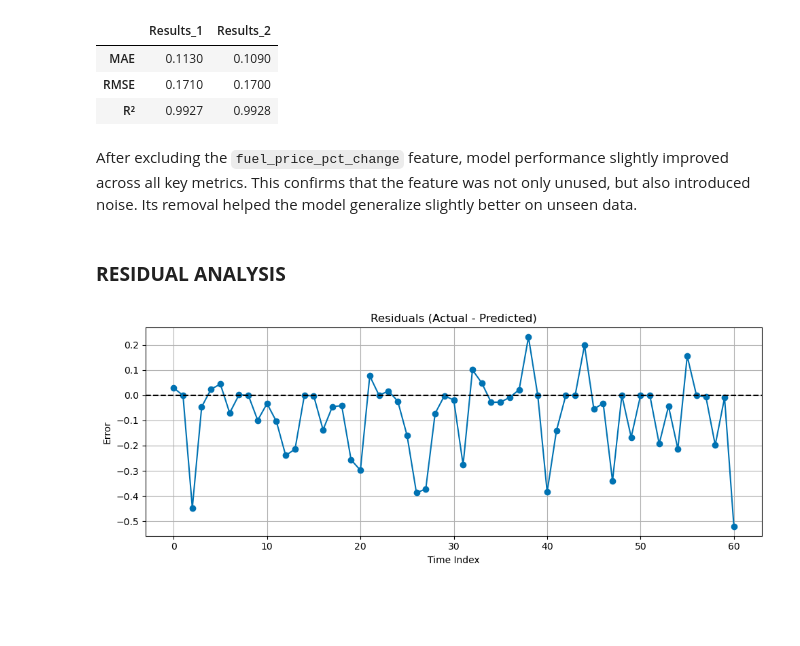
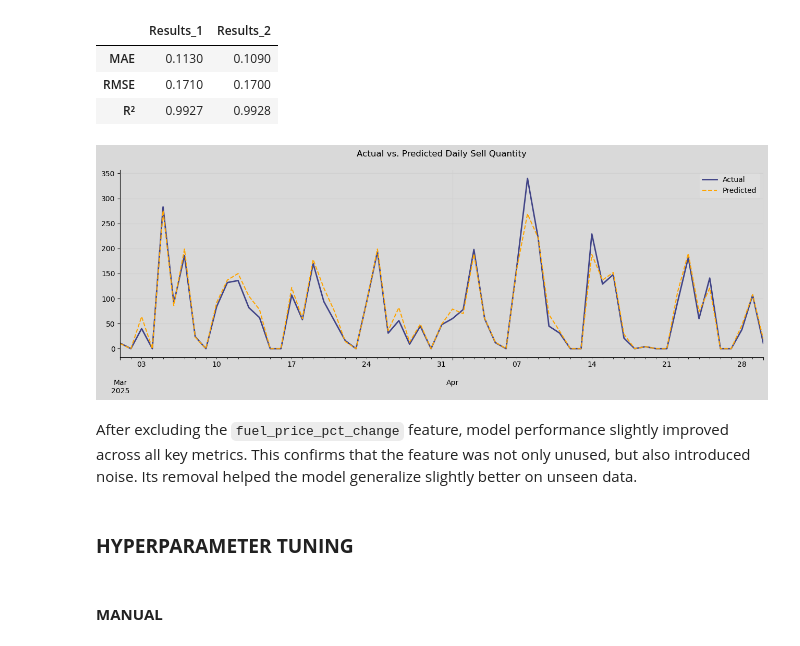
Before and after one commit to fabiogaldinho/Dynamic-Pricing, a Jupyter notebook: notebooks/03_Modeling.ipynb, the cells around one changed output. Drawn from its saved outputs; the diff is of its cells as text; code cells hidden in the pictures; blank space fills up the shorter version.

Commit message:
Modeling and Hyperparameter tuning

```diff
--- a/notebooks/03_Modeling.ipynb
+++ b/notebooks/03_Modeling.ipynb
@@ -122,23 +123,27 @@ metrics_df
 | RMSE | 0.1710 |
 | R² | 0.9927 |
 # %%
-set_plot_style()
-df.set_index('date')['y_test'].plot(color = corViridis[1], linewidth = 2, label = 'Actual')
-df.set_index('date')['y_pred'].plot(color = 'orange', label = 'Predicted', linestyle = '--')
-plt.title('Actual vs. Predicted Daily Sell Quantity\n')
-legend = plt.legend()
-legend.get_frame().set_facecolor('0.88')
-legend.get_frame().set_edgecolor('0.88')
-plt.grid(visible = True, color = '0.81')
-plt.xlabel("")
-plt.ylabel("")
-plt.gcf().set_size_inches(13, 5)
+def PlotActPred(df, save):
+    set_plot_style()
+    df.set_index('date')['y_test'].plot(color = corViridis[1], linewidth = 2, label = 'Actual')
+    df.set_index('date')['y_pred'].plot(color = 'orange', label = 'Predicted', linestyle = '--')
+    plt.title('Actual vs. Predicted Daily Sell Quantity\n')
+    legend = plt.legend()
+    legend.get_frame().set_facecolor('0.88')
+    legend.get_frame().set_edgecolor('0.88')
+    plt.grid(visible = True, color = '0.81')
+    plt.xlabel("")
+    plt.ylabel("")
+    plt.gcf().set_size_inches(13, 5)
 
-plt.tight_layout()
-plt.savefig("../visuals/43.ActualvPredictedDailySellQuantity.svg")
+    plt.tight_layout()
+    plt.savefig(save)
 
-plt.show()
-plt.close()
+    plt.show()
+    plt.close()
+
+
+PlotActPred(df, "../visuals/43.ActualvPredictedDailySellQuantity.svg")
 # %% [output]
 [figure]
 # %% [markdown]
@@ -230,23 +235,13 @@ metrics_df
 | MAE | 0.1130 | 0.1090 |
 | RMSE | 0.1710 | 0.1700 |
 | R² | 0.9927 | 0.9928 |
+# %%
+PlotActPred(df, "../visuals/44.ActualvPredictedDailySellQuantity.svg")
+# %% [output]
+[figure, added]
 # %% [markdown]
 After excluding the `fuel_price_pct_change` feature, model performance slightly improved across all key metrics. This confirms that the feature was not only unused, but also introduced noise. Its removal helped the model generalize slightly better on unseen data.
-# %% [markdown]
-### **RESIDUAL ANALYSIS**
-# %%
-# Calculando os resíduos
-residuals = y_test - y_pred
-
-# Plotando os resíduos
-plt.figure(figsize=(10,4))
-plt.plot(residuals, marker='o', linestyle='-')
-plt.axhline(0, color='black', linestyle='--')
-plt.title('Residuals (Actual - Predicted)')
-plt.ylabel('Error')
-plt.xlabel('Time Index')
-plt.grid(True)
-plt.tight_layout()
-plt.show()
-# %% [output]
-[figure, removed]
+# %% [markdown]
+### **HYPERPARAMETER TUNING**
+# %% [markdown]
+#### **MANUAL**
```
Also changed, not shown: parts of 10 cells of this notebook, 3 other files.
